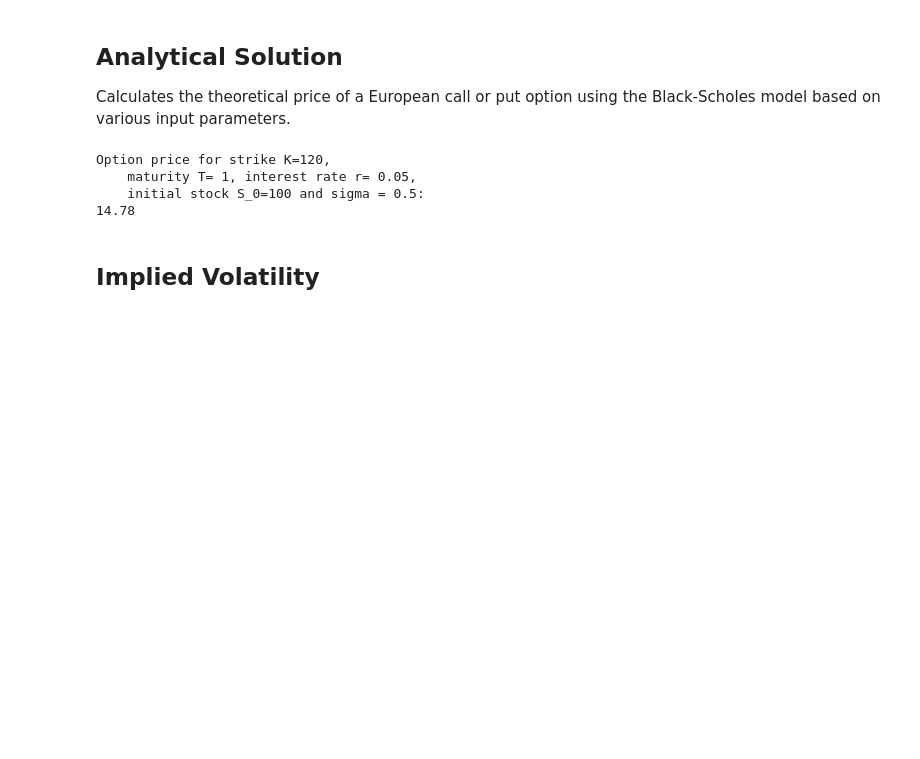
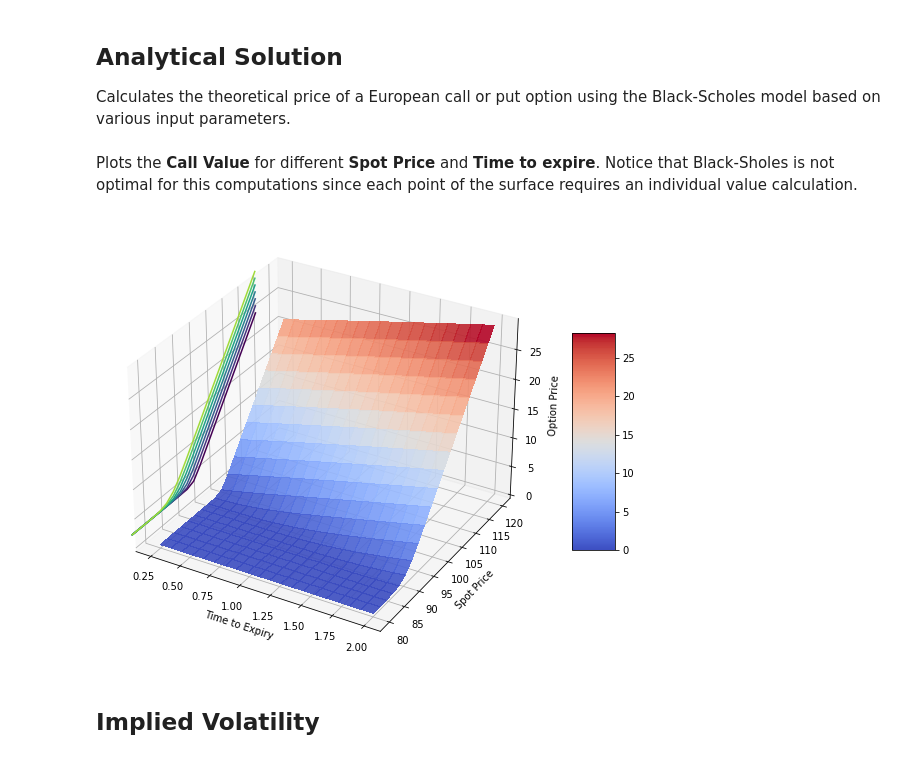
Before and after one commit to espinetandreu/Financial-Mathematics, a Jupyter notebook: Option Pricing/Black-Sholes Model.ipynb, the cells around one changed output. Drawn from its saved outputs; the diff is of its cells as text; code cells hidden in the pictures; blank space fills up the shorter version.

Commit message:
BS surface + Volatility Pattern

```diff
--- a/Option Pricing/Black-Sholes Model.ipynb
+++ b/Option Pricing/Black-Sholes Model.ipynb
@@ -137,9 +139,9 @@ import scipy.stats as st
 # %%
-K = 120
+K = 100
 tau = 1
 r = 0.05
 S_0 = 100
-sigma = 0.5
+sigma = 0.02
 CP = "call"
 # %%
 def BS_Call_Option_Price(CP, S_0, K, sigma, tau, r):
@@ -151,14 +153,4 @@ def BS_Call_Option_Price(CP, S_0, K, sigma, tau, r):
         value = st.norm.cdf(d1) * S_0 - st.norm.cdf(d2) * K * np.exp(-r * tau)
     elif str(CP).lower() == "put" or str(CP).lower() == "-1":
         value = st.norm.cdf(-d2) * K * np.exp(-r * tau) - st.norm.cdf(-d1)*S_0
-    return round(value, 2)
+    return value
-# %%
-print(f'''Option price for strike K={K},
-    maturity T= {tau}, interest rate r= {r},
-    initial stock S_0={S_0} and sigma = {round(sigma,4)}:
-{BS_Call_Option_Price(CP, S_0, K, sigma, tau, r)}''')
-# %% [output]
-Option price for strike K=120,
-    maturity T= 1, interest rate r= 0.05,
-    initial stock S_0=100 and sigma = 0.5:
-14.78
@@ -167,3 +157,29 @@ Option price for strike K=120,
+# %% [markdown]
+Plots the **Call Value** for different **Spot Price** and **Time to expire**. Notice that Black-Sholes is not optimal for this computations since each point of the surface requires an individual value calculation.
+# %%
+Ngrid = 20
+time = np.linspace(0.25, 2, num=Ngrid)[::-1]
+spot = np.linspace(80, 120, num=Ngrid)
+V = np.zeros([Ngrid, Ngrid])
+
+for i in range(len(spot)):
+    for j in range(len(time)):
+        V[i, j] = BS_Call_Option_Price(CP, spot[i], K, sigma, time[j], r)
+# %%
+fig, ax = plt.subplots(subplot_kw={"projection": "3d"}, figsize=(12,8))
+T, S = np.meshgrid(time, spot)
+surf = ax.plot_surface(T, S, V, cmap=cm.coolwarm,
+                       linewidth=0, antialiased=False,
+                       alpha=0.9)
+ax.contour(T, S, V, zdir='x', offset=0)
+fig.colorbar(surf, shrink=0.5, aspect=5)
+
+ax.set_xlabel('Time to Expiry')
+ax.set_ylabel('Spot Price')
+ax.set_zlabel('Option Price')
+plt.show()
+# %% [output]
+[figure, added]
 # %% [markdown]
 ## Implied Volatility
 # %% [markdown]
```
Also changed, not shown: parts of 10 cells of this notebook.
